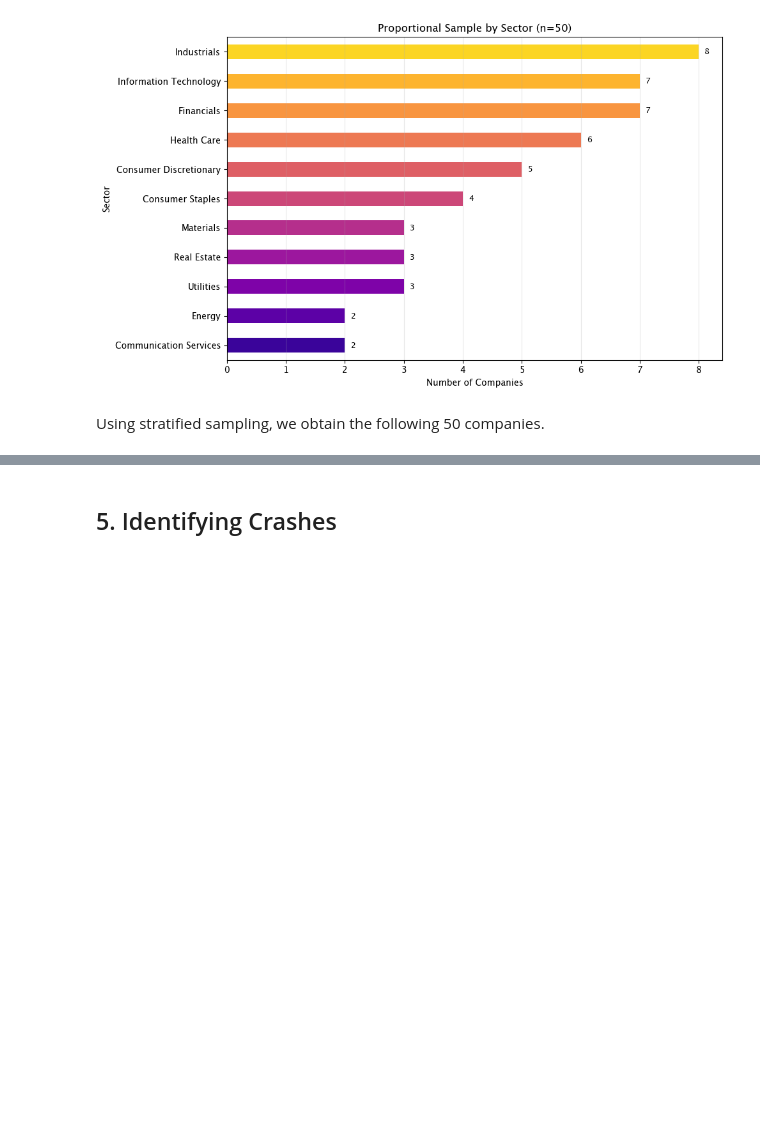
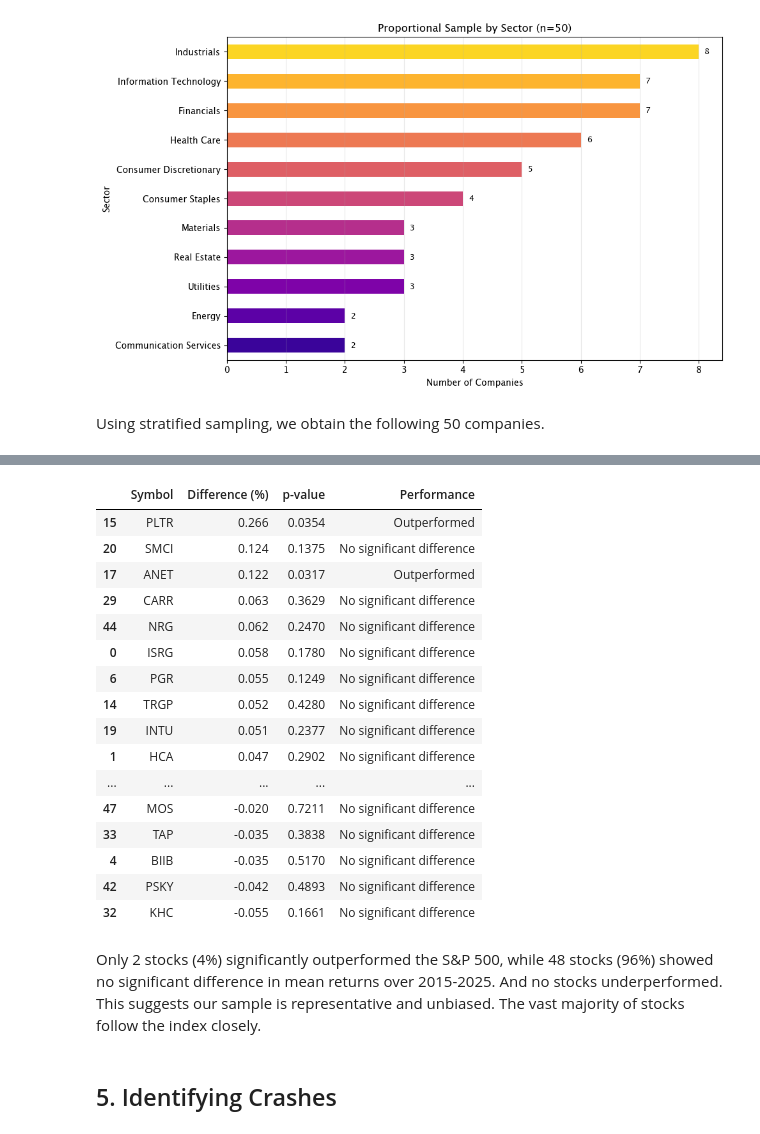
Before and after one commit to yannzg/sp500-rebounds, a Jupyter notebook: analysis.ipynb, the cells around one changed output, grey strips where cells are left out. Saved outputs shown, nothing was run; the diff lists cells and outputs as text; code cells hidden in the pictures; blank space fills up the shorter version.

```diff
--- a/analysis.ipynb
+++ b/analysis.ipynb
@@ -534,3 +535,62 @@ Replaced FI with AFL (Financials)
+# %%
+
+sp500_returns = sp500["Daily Return"].dropna()
+test_results = []
+
+for symbol in symbols:
+    stock_returns = stocks["Close"][symbol].pct_change().dropna()
+
+    # Align dates for comparison
+    common_dates = stock_returns.index.intersection(sp500_returns.index)
+    stock_aligned = stock_returns.loc[common_dates]
+    sp_aligned = sp500_returns.loc[common_dates]
+
+    # Two-sample t-test
+    t_stat, p_value = ttest_ind(stock_aligned, sp_aligned, equal_var=False)
+
+    stock_mean = stock_aligned.mean()*100
+    sp_mean = sp_aligned.mean()*100
+    difference = stock_mean - sp_mean
+
+    if p_value < 0.05:
+        if difference > 0:
+            performance = "Outperformed"
+        else:
+            performance = "Underperformed"
+    else:
+        performance = "No significant difference"
+
+    test_results.append({
+        "Symbol": symbol,
+        "Difference (%)": round(difference, 3),
+        "p-value": round(p_value, 4),
+        "Performance": performance
+    })
+
+
+ttest_results_df = pd.DataFrame(test_results).sort_values("Difference (%)", ascending=False)
+
+ttest_results_df
+# %% [output]
+|  | Symbol | Difference (%) | p-value | Performance |
+| 15 | PLTR | 0.266 | 0.0354 | Outperformed |
+| 20 | SMCI | 0.124 | 0.1375 | No significant difference |
+| 17 | ANET | 0.122 | 0.0317 | Outperformed |
+| 29 | CARR | 0.063 | 0.3629 | No significant difference |
+| 44 | NRG | 0.062 | 0.2470 | No significant difference |
+| 0 | ISRG | 0.058 | 0.1780 | No significant difference |
+| 6 | PGR | 0.055 | 0.1249 | No significant difference |
+| 14 | TRGP | 0.052 | 0.4280 | No significant difference |
+| 19 | INTU | 0.051 | 0.2377 | No significant difference |
+| 1 | HCA | 0.047 | 0.2902 | No significant difference |
+| ... | ... | ... | ... | ... |
+| 47 | MOS | -0.020 | 0.7211 | No significant difference |
+| 33 | TAP | -0.035 | 0.3838 | No significant difference |
+| 4 | BIIB | -0.035 | 0.5170 | No significant difference |
+| 42 | PSKY | -0.042 | 0.4893 | No significant difference |
+| 32 | KHC | -0.055 | 0.1661 | No significant difference |
+# %% [markdown]
+Only 2 stocks (4%) significantly outperformed the S&P 500, while 48 stocks (96%) showed no significant difference in mean returns over 2015-2025. And no stocks underperformed. This suggests our sample is representative and unbiased. The vast majority of stocks follow the index closely.
 # %% [markdown]
 ## 5. Identifying Crashes
 # %% [markdown]
```
Also changed, not shown: parts of 7 cells of this notebook.
